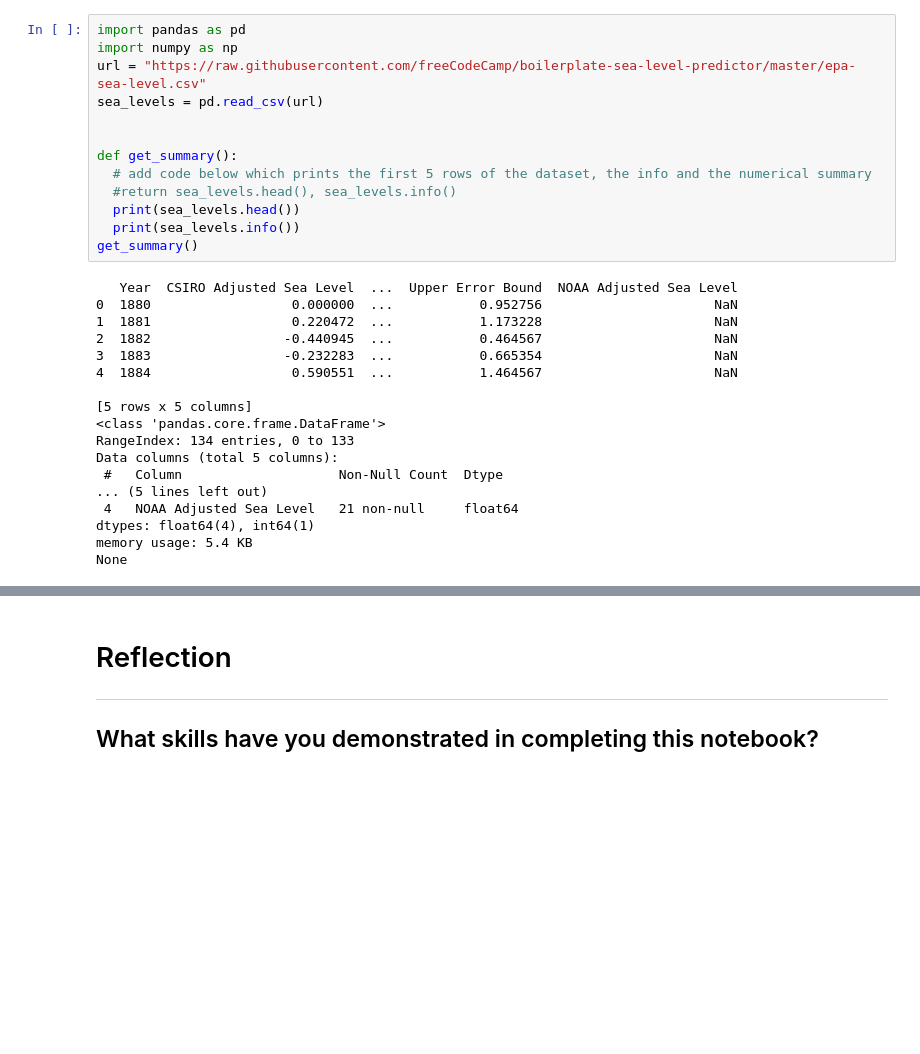
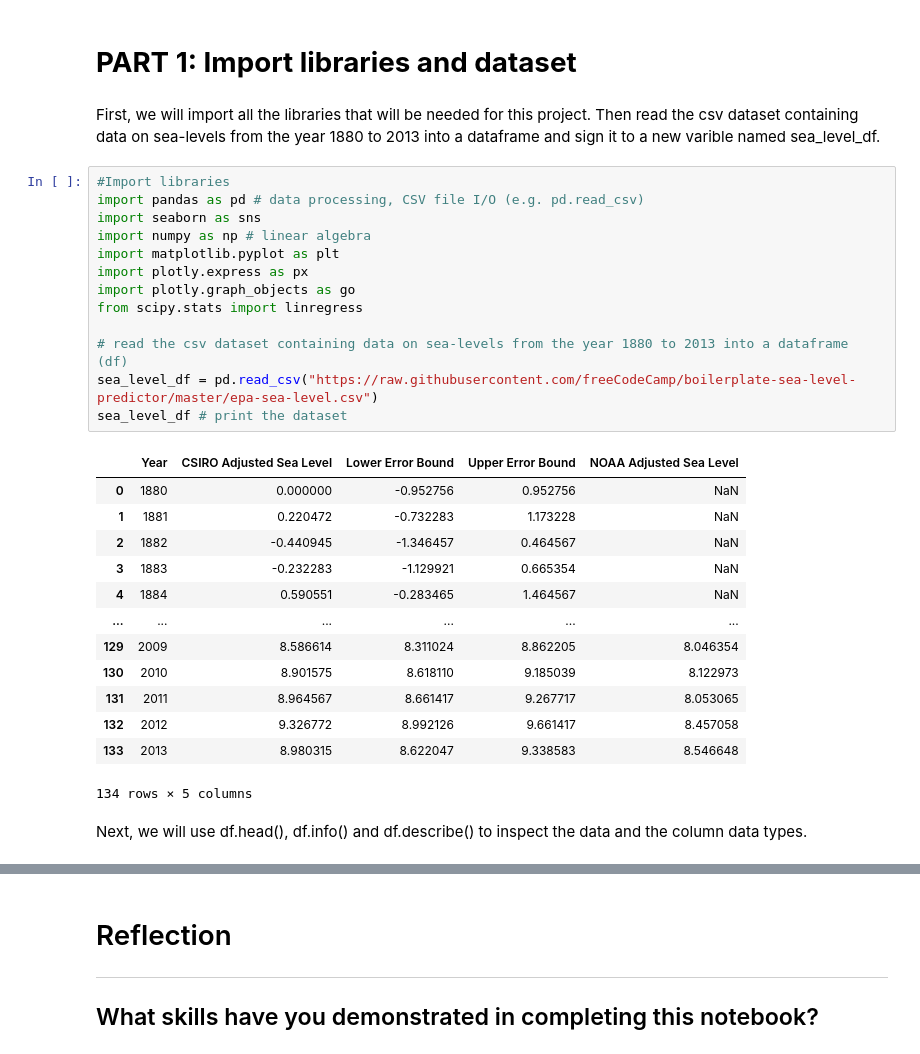
Before and after one commit to Chenjing2022/Chenjing2022-Data-Analysis-and-Python, a Jupyter notebook: Projects/Numpy_Sea_Level_Project.ipynb, the cells around one changed output, grey strips where cells are left out. Drawn from its saved outputs; the diff is of its cells as text; blank space fills up the shorter version.

```diff
--- a/Projects/Numpy_Sea_Level_Project.ipynb
+++ b/Projects/Numpy_Sea_Level_Project.ipynb
@@ -20,31 +39,33 @@ For this exercise:
-# %%
-import pandas as pd
-import numpy as np
-url = "https://raw.githubusercontent.com/freeCodeCamp/boilerplate-sea-level-predictor/master/epa-sea-level.csv"
-sea_levels = pd.read_csv(url)
-
-
-def get_summary():
-  # add code below which prints the first 5 rows of the dataset, the info and the numerical summary
-  #return sea_levels.head(), sea_levels.info()
-  print(sea_levels.head())
-  print(sea_levels.info())
-get_summary()
-# %% [output]
-   Year  CSIRO Adjusted Sea Level  ...  Upper Error Bound  NOAA Adjusted Sea Level
-0  1880                  0.000000  ...           0.952756                      NaN
-1  1881                  0.220472  ...           1.173228                      NaN
-2  1882                 -0.440945  ...           0.464567                      NaN
-3  1883                 -0.232283  ...           0.665354                      NaN
-4  1884                  0.590551  ...           1.464567                      NaN
-
-[5 rows x 5 columns]
-<class 'pandas.core.frame.DataFrame'>
-RangeIndex: 134 entries, 0 to 133
-Data columns (total 5 columns):
- #   Column                    Non-Null Count  Dtype
-... (5 lines left out)
- 4   NOAA Adjusted Sea Level   21 non-null     float64
-dtypes: float64(4), int64(1)
-memory usage: 5.4 KB
-None
+# %% [markdown]
+# **PART 1: Import libraries and dataset**
+# %% [markdown]
+First, we will import all the libraries that will be needed for this project.   Then read the csv dataset containing data on sea-levels from the year 1880 to 2013 into a dataframe and sign it to a new varible named sea_level_df.
+# %%
+#Import libraries
+import pandas as pd # data processing, CSV file I/O (e.g. pd.read_csv)
+import seaborn as sns
+import numpy as np # linear algebra
+import matplotlib.pyplot as plt
+import plotly.express as px
+import plotly.graph_objects as go
+from scipy.stats import linregress
+
+# read the csv dataset containing data on sea-levels from the year 1880 to 2013 into a dataframe (df)
+sea_level_df = pd.read_csv("https://raw.githubusercontent.com/freeCodeCamp/boilerplate-sea-level-predictor/master/epa-sea-level.csv")
+sea_level_df # print the dataset
+# %% [output]
+|  | Year | CSIRO Adjusted Sea Level | Lower Error Bound | Upper Error Bound | NOAA Adjusted Sea Level |
+| 0 | 1880 | 0.000000 | -0.952756 | 0.952756 | NaN |
+| 1 | 1881 | 0.220472 | -0.732283 | 1.173228 | NaN |
+| 2 | 1882 | -0.440945 | -1.346457 | 0.464567 | NaN |
+| 3 | 1883 | -0.232283 | -1.129921 | 0.665354 | NaN |
+| 4 | 1884 | 0.590551 | -0.283465 | 1.464567 | NaN |
+| ... | ... | ... | ... | ... | ... |
+| 129 | 2009 | 8.586614 | 8.311024 | 8.862205 | 8.046354 |
+| 130 | 2010 | 8.901575 | 8.618110 | 9.185039 | 8.122973 |
+| 131 | 2011 | 8.964567 | 8.661417 | 9.267717 | 8.053065 |
+| 132 | 2012 | 9.326772 | 8.992126 | 9.661417 | 8.457058 |
+| 133 | 2013 | 8.980315 | 8.622047 | 9.338583 | 8.546648 |
+134 rows × 5 columns
+# %% [markdown]
+Next, we will use df.head(), df.info() and df.describe() to inspect the data and the column data types.
```
Also changed, not shown: parts of 24 cells of this notebook.
